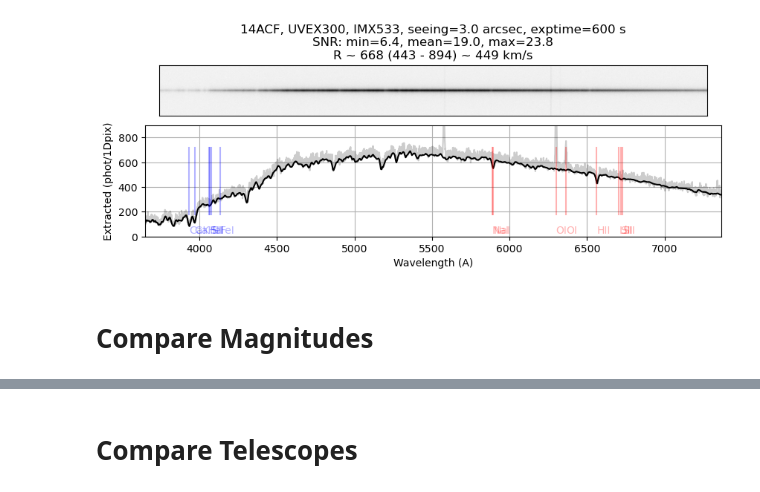
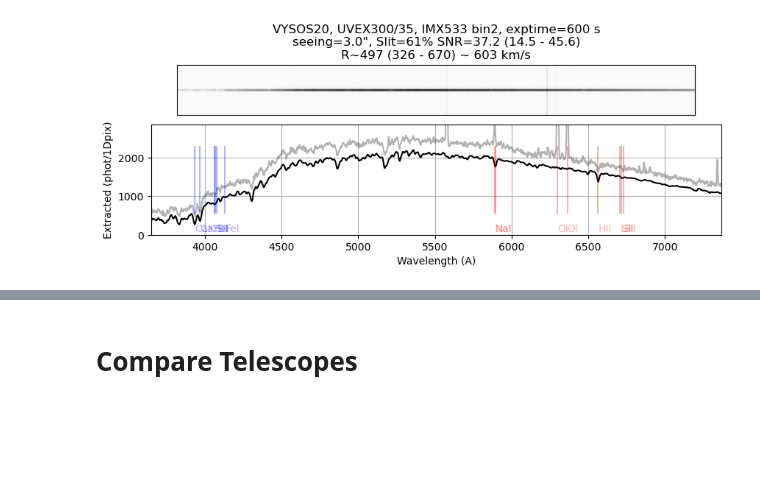
Before and after one commit to joshwalawender/SpecETC, a Jupyter notebook: Sandbox.ipynb, the cells around one changed output, grey strips where cells are left out. Drawn from its saved outputs; the diff is of its cells as text; code cells hidden in the pictures; blank space fills up the shorter version.

```diff
--- a/Sandbox.ipynb
+++ b/Sandbox.ipynb
@@ -12,7 +12,7 @@ from matplotlib import pyplot as plt
 # %%
 models = get_list_of_stellar_models(verbose=True)
 sptype = 'G5V'
-mag = 12
+mag = 14
 star = get_stellar_spectrum(sptype=sptype, mag=mag)
-sky = Sky(seeing=3.0*u.arcsec, mag=18)
+sky = Sky(seeing=3.0*u.arcsec, mag=19)
 # %% [output]
@@ -25,0 +26,3 @@ M ['M10III', 'M0V', 'M0III', 'M5III', 'M4V', 'M2I', 'M5V', 'M2V', 'M3II']
+# %%
+IMX533.exptime = 600*u.second
+IMX533.set_binning(2)
@@ -26,4 +33,3 @@ M ['M10III', 'M0V', 'M0III', 'M5III', 'M4V', 'M2I', 'M5V', 'M2V', 'M3II']
 # %%
-IMX533.exptime = 600*u.second
-im, spec, var = SpecETC(star, sky, ACF14, UVEX300, IMX533, plot=True)
+im, spec, var = SpecETC(star, sky, V20, UVEX300_35, IMX533, plot=True)
 # %% [output]
@@ -31,2 +36,2 @@ WARNING: Source spectrum will be evaluated outside pre-defined waveset. [synphot
-[figure, old version]
+[figure, new version]
 # %%
@@ -74,5 +88,3 @@ def compare_instrumentation(instrumentation, sptype='G5V', mag=12):
     plt.grid()
     plt.legend(loc='best')
     plt.show()
-# %% [markdown]
-# Compare Magnitudes
```
Also changed, not shown: parts of 9 cells of this notebook.
